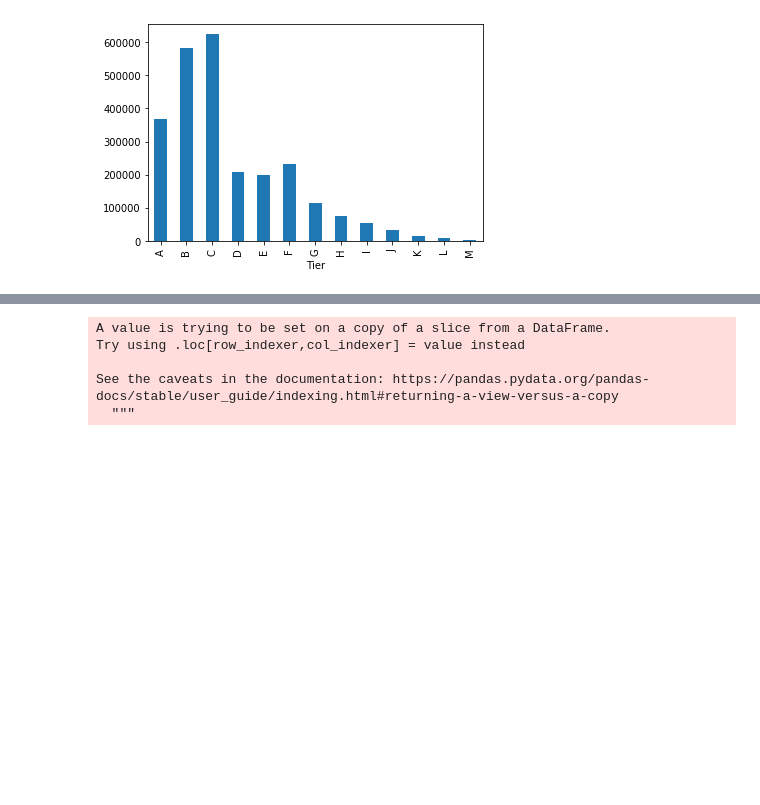
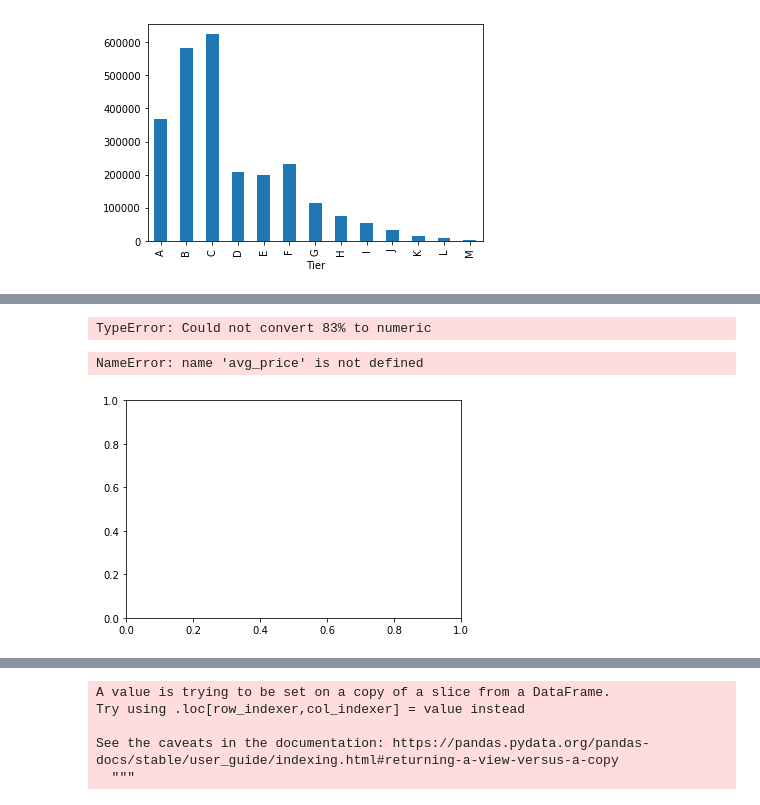
Before and after one commit to HBodden/project1, a Jupyter notebook: SEAMS.ipynb, the cells around one changed output, grey strips where cells are left out. Saved outputs shown, nothing was run; the diff lists cells and outputs as text; code cells hidden in the pictures; blank space fills up the shorter version.

```diff
--- a/SEAMS.ipynb
+++ b/SEAMS.ipynb
@@ -353,0 +405,28 @@ AttributeError: 'DataFrame' object has no attribute 'str'
+# %%
+#final_combined_data_df["Mark"].dtypes
+avg_rating=final_combined_data_df.groupby("Tier")["Mark"].mean()
+avg_price = final_combined_data_df.groupby("Tier")["Final Price_$"].mean()
+x_tier = ["A","B","C","D","E","F","G","H","I","J","K","L","M"]
+
+new_df = pd.DataFrame ({
+    "avg_price": avg_price,
+    "avg_rating": avg_rating
+},
+    index=x_tier)
+new_df.head()
+# %% [output]
+TypeError: Could not convert 83% to numeric
+# %%
+fig, ax1 = plt.subplots()
+
+ax1.bar(x_tier, avg_price)
+ax1.set_ylabel("Average Price")
+
+ax2 = ax1.twinx()
+ax2.plot(x_tier, avg_rating, color ="red")
+ax2.set_ylabel("Average Rating")
+plt.title("Average Rating vs Average Price by Owner Group")
+plt.show()
+# %% [output]
+NameError: name 'avg_price' is not defined
+[figure, added]
```
Also changed, not shown: parts of 18 cells of this notebook, 2 other files.
